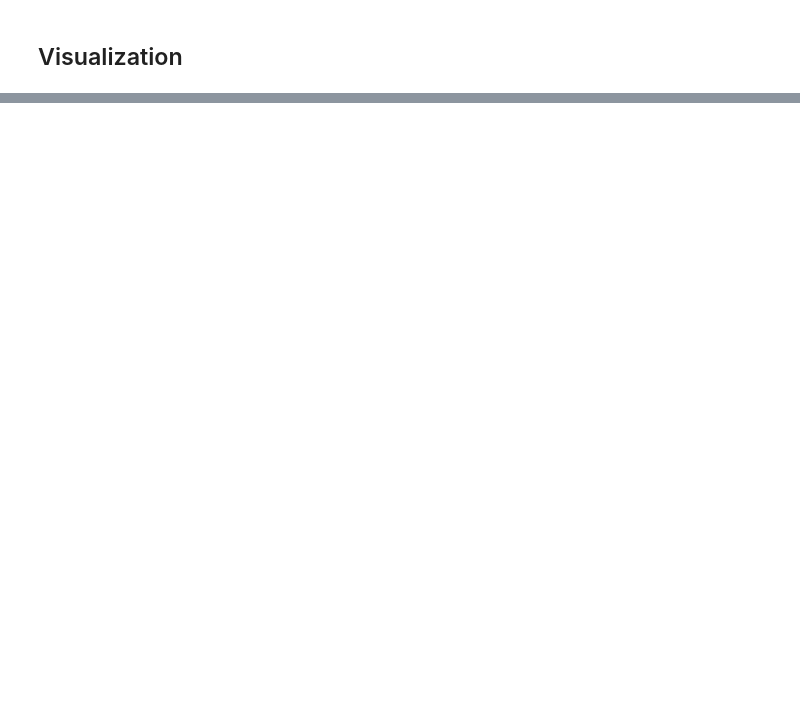
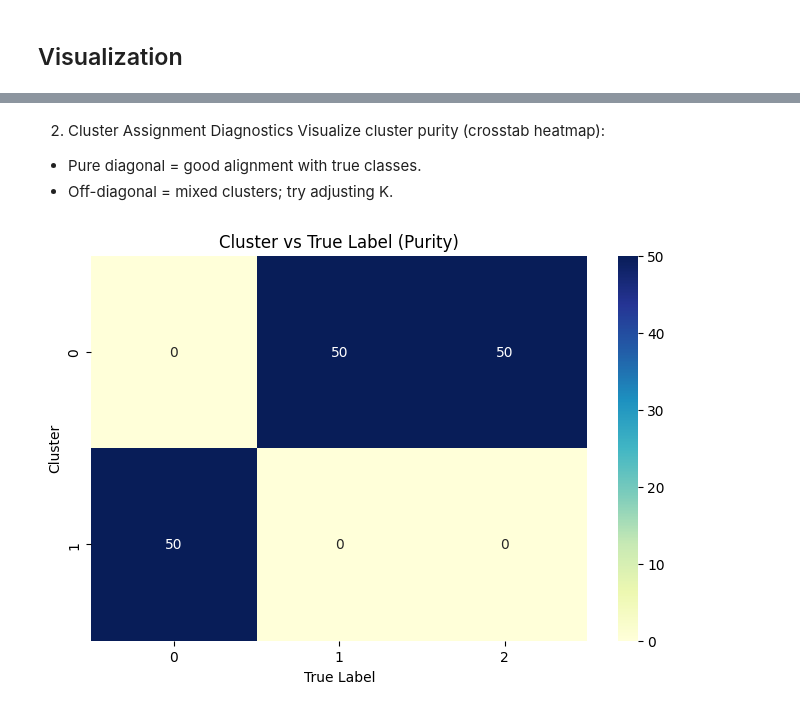
Before and after one commit to anika0273/ML_BoilerPlates, a Jupyter notebook: K-Means_Clustering.ipynb, the cells around one changed output, grey strips where cells are left out. Saved outputs shown, nothing was run; the diff lists cells and outputs as text; code cells hidden in the pictures; blank space fills up the shorter version.

```diff
--- a/K-Means_Clustering.ipynb
+++ b/K-Means_Clustering.ipynb
@@ -187,0 +233,18 @@ Stability → Run K-Means multiple times (n_init) to check if clusters are consi
+# %% [markdown]
+2. Cluster Assignment Diagnostics
+Visualize cluster purity (crosstab heatmap):
+
+- Pure diagonal = good alignment with true classes.
+- Off-diagonal = mixed clusters; try adjusting K.
+# %%
+import seaborn as sns
+
+ct = pd.crosstab(X['cluster'], X['true_label'])
+plt.figure(figsize=(8, 5))
+sns.heatmap(ct, annot=True, fmt='d', cmap='YlGnBu')
+plt.title('Cluster vs True Label (Purity)')
+plt.ylabel('Cluster')
+plt.xlabel('True Label')
+plt.show()
+# %% [output]
+[figure, added]
```
Also changed, not shown: parts of 15 cells of this notebook, 1 other file.
